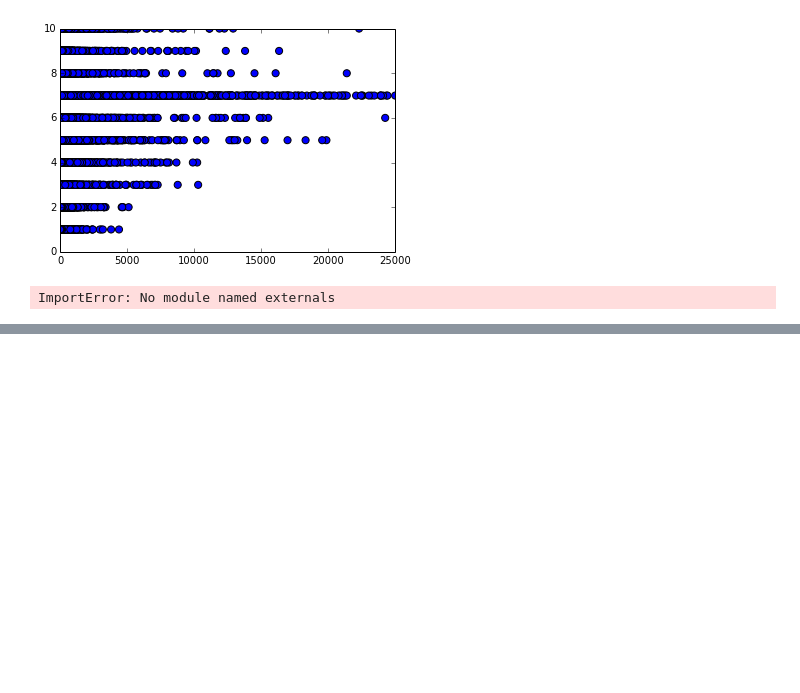
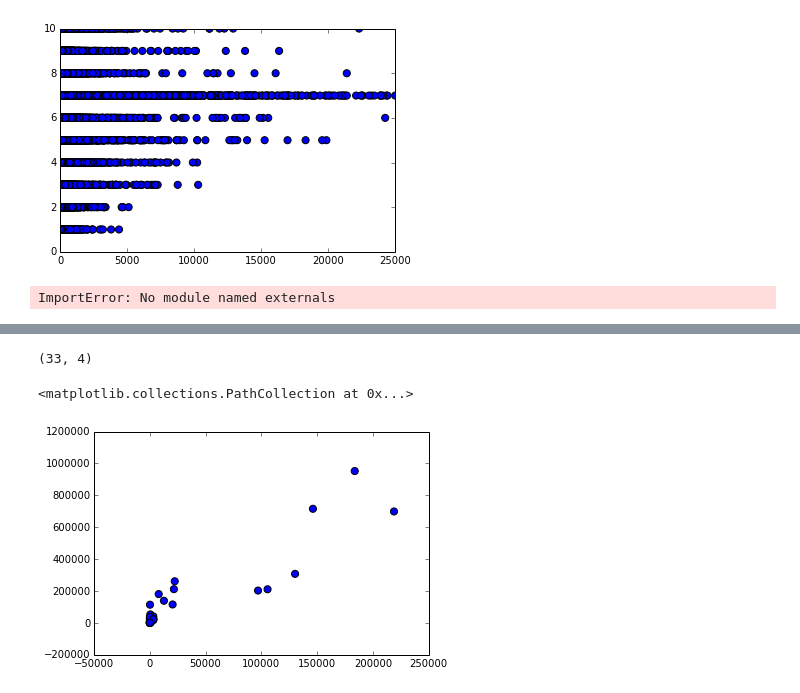
Before and after one commit to saurabh02/CDIPS_BakeryProject, a Jupyter notebook: simple_cluster_july21.ipynb, the cells around one changed output, grey strips where cells are left out. Cells and saved outputs as stored; diff of their text form; code cells hidden in the pictures; blank space fills up the shorter version.

Commit message:
add clustering on Product_IDs

```diff
--- a/simple_cluster_july21.ipynb
+++ b/simple_cluster_july21.ipynb
@@ -94,3 +94,8 @@ ax.set_zlabel('Z Label')
 plt.show()
 # %% [output]
 ImportError: No module named externals
+# %%
+train_merged = pd.read_csv('data/chunk_33_prod.csv', usecols=['Cliente_ID', 'Producto_ID', 'Demanda_uni_equil', 'Venta_hoy'])
+# %%
+train_merged['Cliente_ID'] = 1
+train_merged.head()
@@ -96,0 +115,3 @@ ImportError: No module named externals
+# %%
+product_group = train_merged.groupby([train_merged['Producto_ID']], as_index=False).sum()
+product_group.head()
@@ -96,0 +125,9 @@ ImportError: No module named externals
+# %%
+product_group.shape
+# %% [output]
+(33, 4)
+# %%
+plt.scatter(product_group['Cliente_ID'], product_group['Demanda_uni_equil'], s=50)
+# %% [output]
+<matplotlib.collections.PathCollection at 0x...>
+[figure, added]
```
Also changed, not shown: parts of 5 cells of this notebook.
